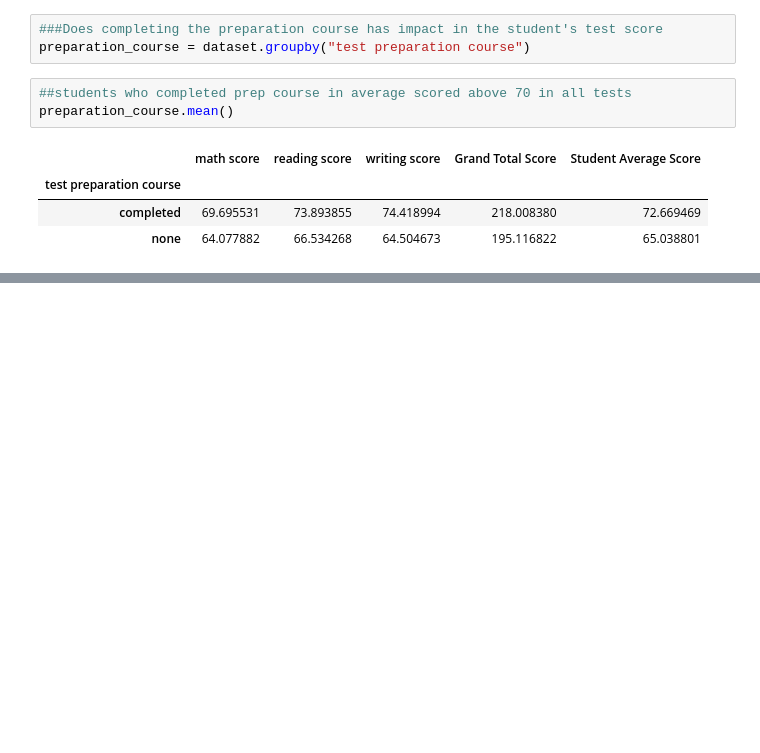
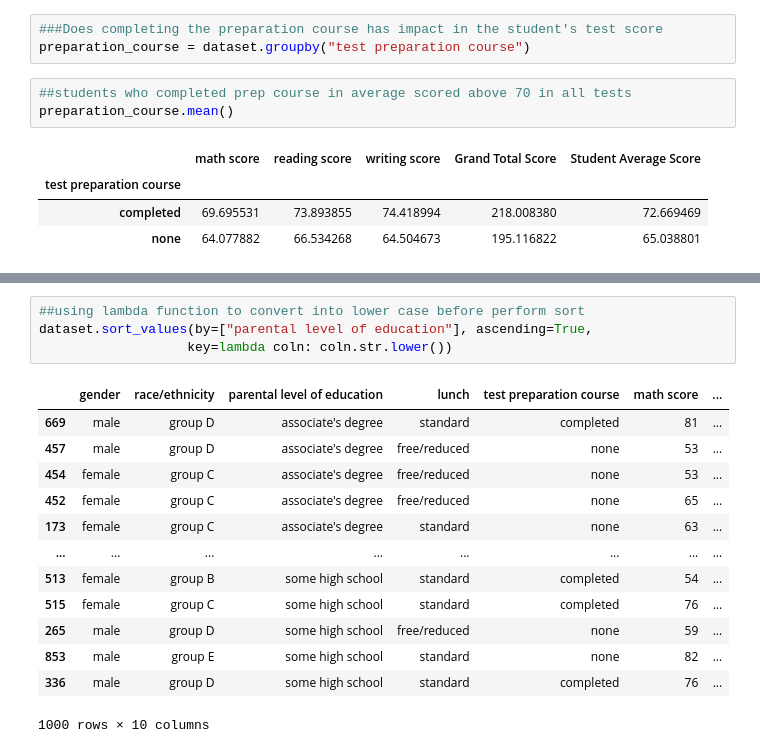
Before and after one commit to ejitex/pythonJupyterDataAnalysis, a Jupyter notebook: Analyzing Student Exam Score.ipynb, the cells around one changed output, grey strips where cells are left out. Saved outputs shown, nothing was run; the diff lists cells and outputs as text; blank space fills up the shorter version.

```diff
--- a/Analyzing Student Exam Score.ipynb
+++ b/Analyzing Student Exam Score.ipynb
@@ -217,0 +269,18 @@ preparation_course.mean()
+# %%
+##using lambda function to convert into lower case before perform sort
+dataset.sort_values(by=["parental level of education"], ascending=True,
+                   key=lambda coln: coln.str.lower())
+# %% [output]
+|  | gender | race/ethnicity | parental level of education | lunch | test preparation course | math score | ... |
+| 669 | male | group D | associate's degree | standard | completed | 81 | ... |
+| 457 | male | group D | associate's degree | free/reduced | none | 53 | ... |
+| 454 | female | group C | associate's degree | free/reduced | none | 53 | ... |
+| 452 | female | group C | associate's degree | free/reduced | none | 65 | ... |
+| 173 | female | group C | associate's degree | standard | none | 63 | ... |
+| ... | ... | ... | ... | ... | ... | ... | ... |
+| 513 | female | group B | some high school | standard | completed | 54 | ... |
+| 515 | female | group C | some high school | standard | completed | 76 | ... |
+| 265 | male | group D | some high school | free/reduced | none | 59 | ... |
+| 853 | male | group E | some high school | standard | none | 82 | ... |
+| 336 | male | group D | some high school | standard | completed | 76 | ... |
+1000 rows × 10 columns
```
Also changed, not shown: parts of 7 cells of this notebook.
